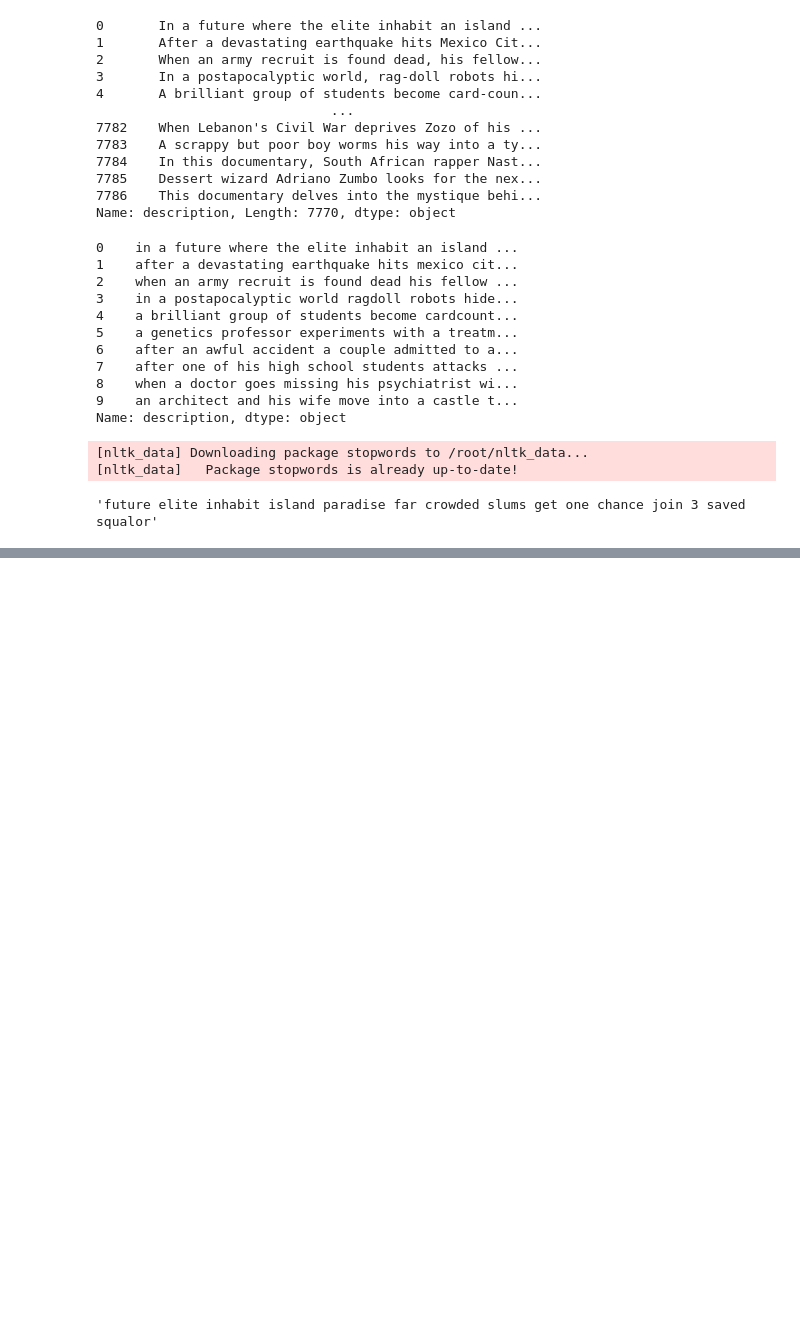
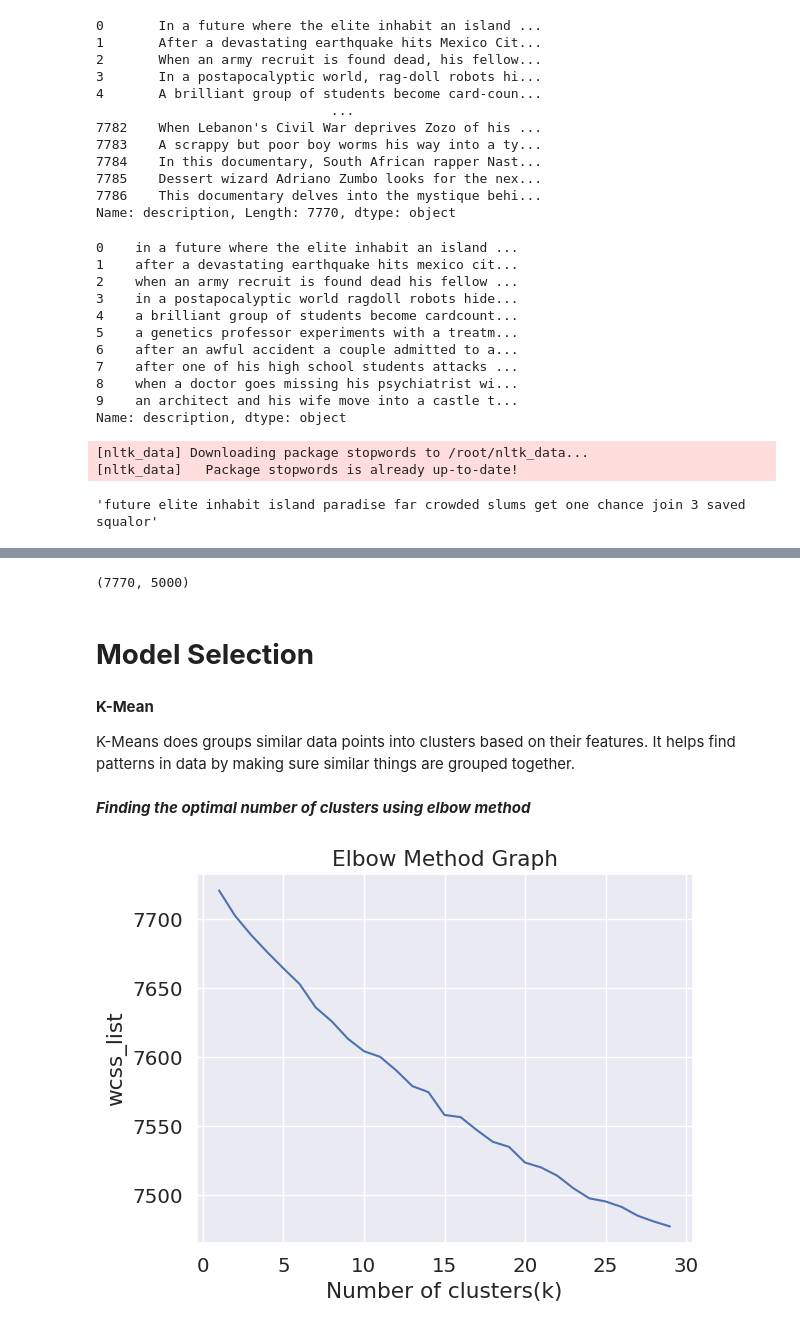
Before and after one commit to fkofkf431/Netflix-Movies-and-TV-Shows-Clustering-capstone-project, a Jupyter notebook: Netflix_Movies_and_TV_Shows(Clustering)_Capstone_project.ipynb, the cells around one changed output, grey strips where cells are left out. Drawn from its saved outputs; the diff is of its cells as text; code cells hidden in the pictures; blank space fills up the shorter version.

```diff
--- a/Netflix_Movies_and_TV_Shows(Clustering)_Capstone_project.ipynb
+++ b/Netflix_Movies_and_TV_Shows(Clustering)_Capstone_project.ipynb
@@ -462,0 +465,39 @@ df['description'][0]
+# %%
+#Importing Tfidf vectorizer to cinvert text in to vvector
+from sklearn.feature_extraction.text import TfidfVectorizer
+
+#applying Tfidf vectorizer
+tfidfmodel = TfidfVectorizer(max_features=5000)
+X_tfidf=tfidfmodel.fit_transform(df['description'])
+X_tfidf.shape
+# %% [output]
+(7770, 5000)
+# %%
+#convert X in to array to form clustering
+X=X_tfidf.toarray()
+# %% [markdown]
+# **Model Selection**
+# %% [markdown]
+**K-Mean**
+
+K-Means does groups similar data points into clusters based on their features. It helps find patterns in data by making sure similar things are grouped together.
+# %% [markdown]
+***Finding the optimal number of clusters using elbow method***
+# %%
+from sklearn.cluster import KMeans
+wcss_list=[] #initializing the list for the values of wcss("Within-Cluster Sum of Squares.")
+
+#Using for loop for iterations from 1 to 30
+for i in range(1,30):
+  kmeans= KMeans(n_clusters=i,init='k-means++',random_state=42)
+  kmeans.fit(X)
+  wcss_list.append(kmeans.inertia_)
+# %%
+#plotting elbow method graph
+plt.plot(range(1,30),wcss_list)
+plt.title('Elbow Method Graph')
+plt.xlabel('Number of clusters(k)')
+plt.ylabel('wcss_list')
+plt.show()
+# %% [output]
+[figure, added]
```
Also changed, not shown: parts of 1 cell of this notebook.
